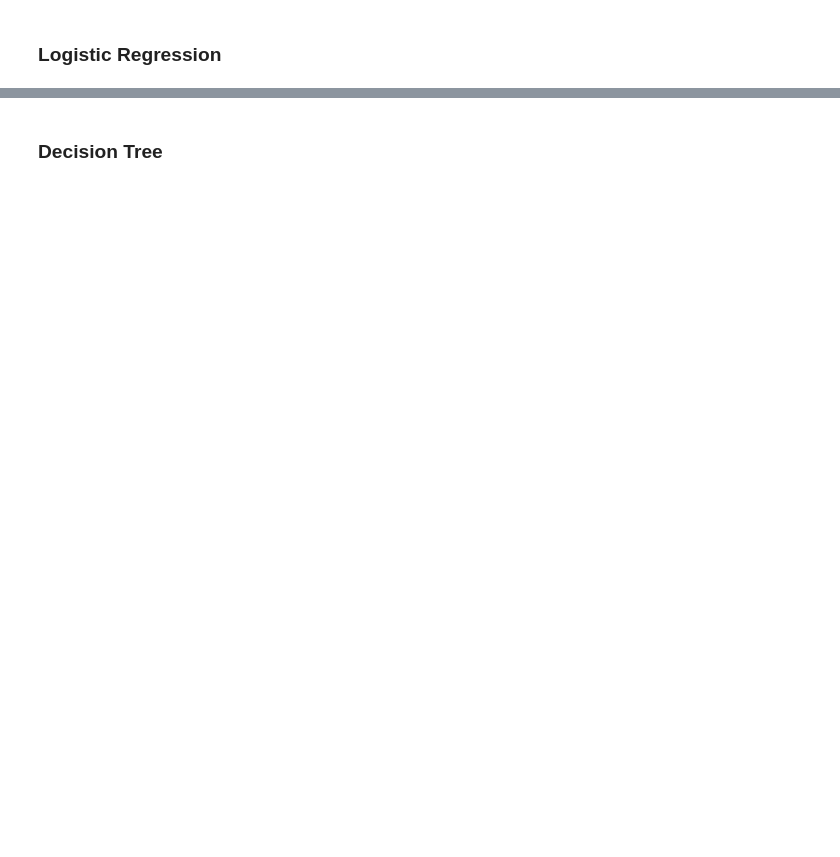
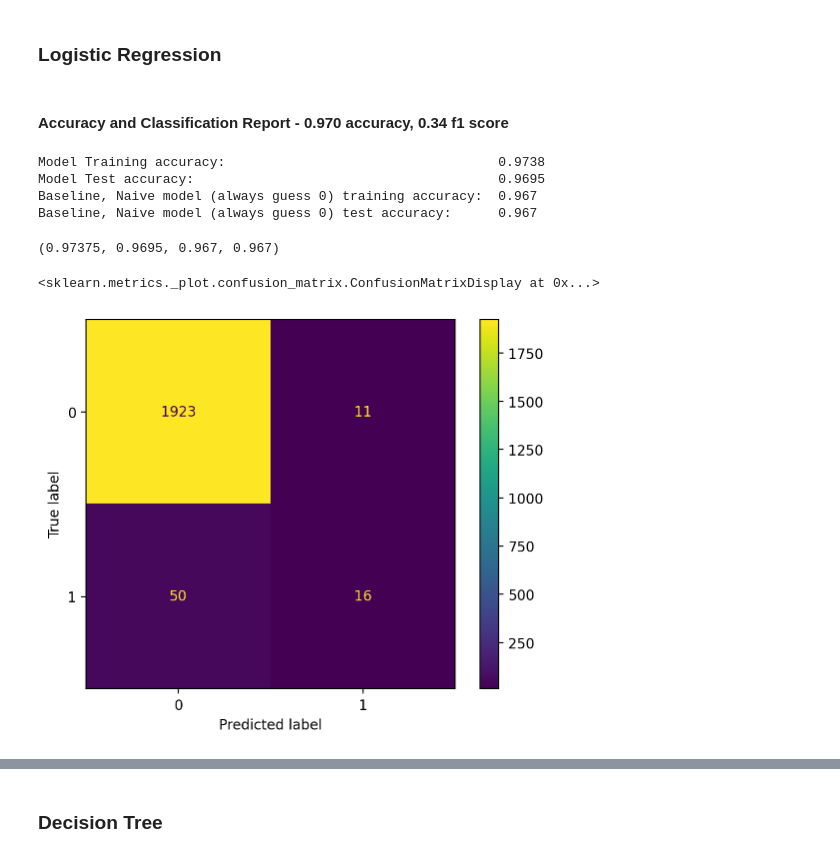
Before and after one commit to ToluAkinlabi/capstone_project_2, a Jupyter notebook: Solution.ipynb, the cells around one changed output, grey strips where cells are left out. Drawn from its saved outputs; the diff is of its cells as text; code cells hidden in the pictures; blank space fills up the shorter version.

```diff
--- a/Solution.ipynb
+++ b/Solution.ipynb
@@ -103,2 +136,25 @@ X_dummy_test = scaler.transform(X_dummy_test)
 # %% [markdown]
 ### Logistic Regression
+# %%
+log_model = LogisticRegression(random_state=RANDOM_SEED)
+
+log_model.fit(X_dummy_train, y_dummy_train)
+
+y_pred_log = log_model.predict(X_dummy_test)
+# %% [markdown]
+#### Accuracy and Classification Report - 0.970 accuracy, 0.34 f1 score
+# %%
+util.calculate_and_display_accuracy(log_model, X_dummy_train, y_dummy_train, X_dummy_test, y_dummy_test)
+# %% [output]
+Model Training accuracy:                                   0.9738
+Model Test accuracy:                                       0.9695
+Baseline, Naive model (always guess 0) training accuracy:  0.967
+Baseline, Naive model (always guess 0) test accuracy:      0.967
+(0.97375, 0.9695, 0.967, 0.967)
+# %%
+cm = confusion_matrix(y_map_test, y_pred_log, labels=log_model.classes_)
+disp = ConfusionMatrixDisplay(confusion_matrix=cm, display_labels=log_model.classes_)
+disp.plot()
+# %% [output]
+<sklearn.metrics._plot.confusion_matrix.ConfusionMatrixDisplay at 0x...>
+[figure, added]
```
Also changed, not shown: parts of 37 cells of this notebook.
